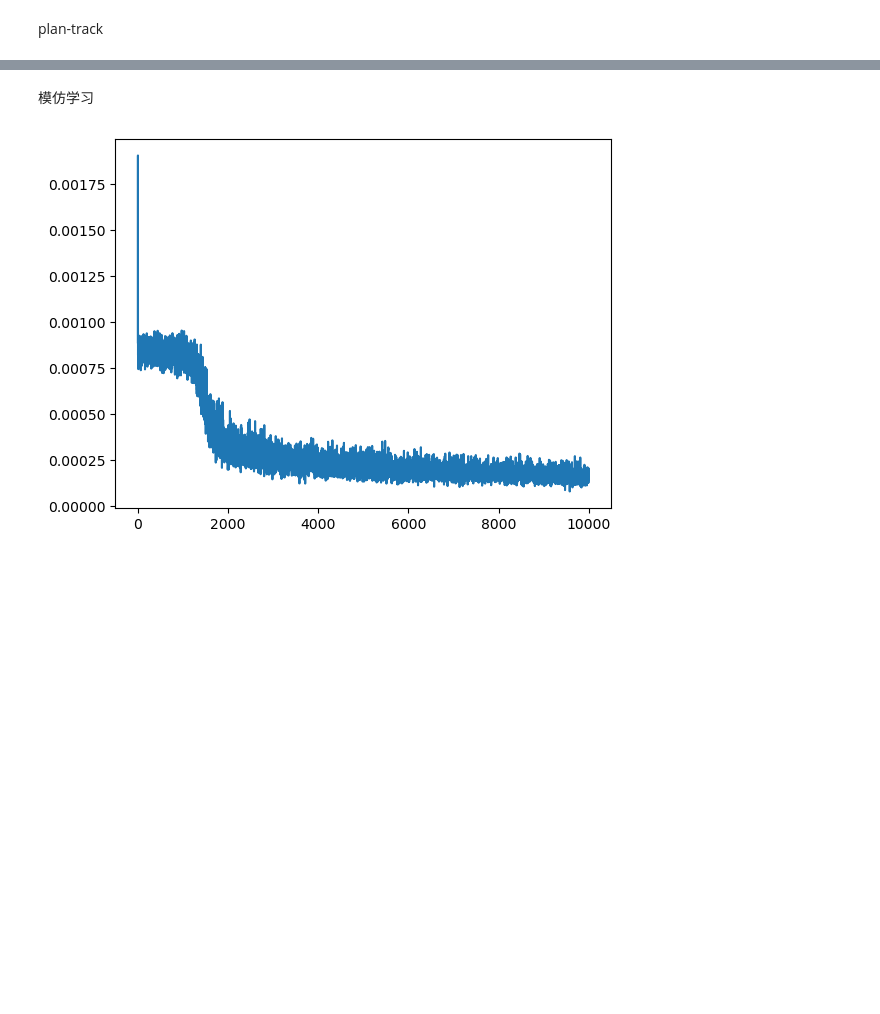
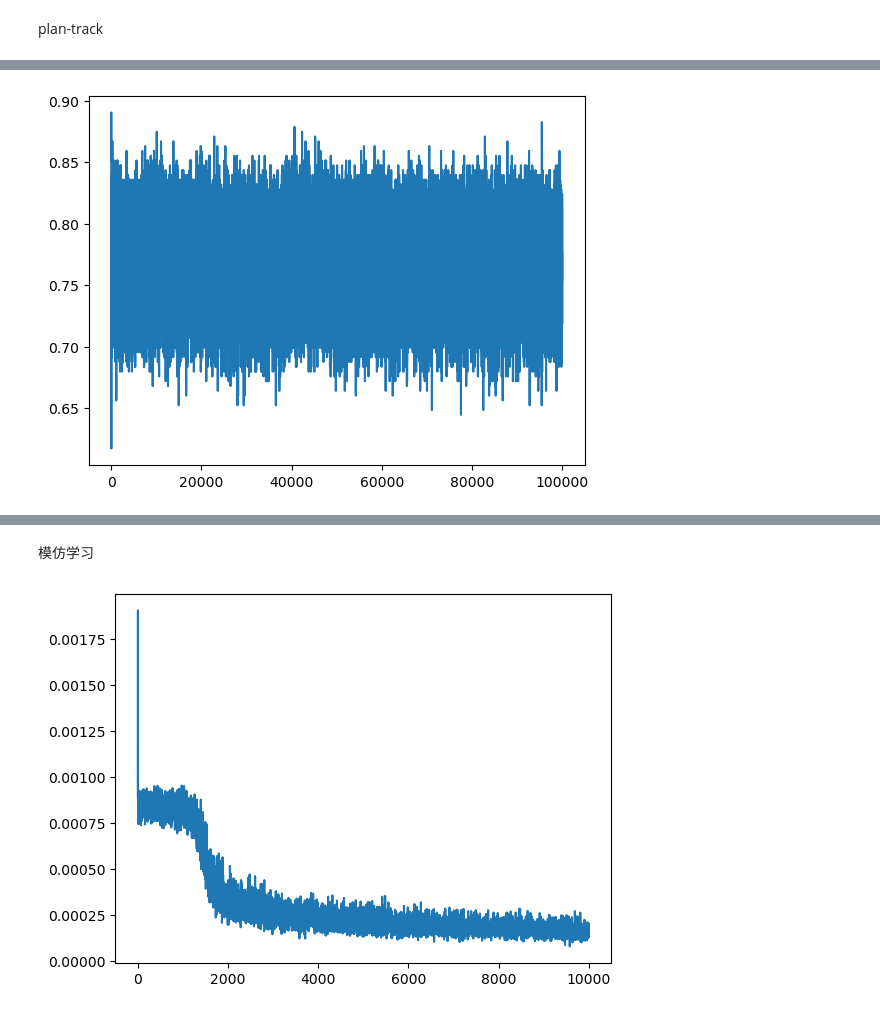
Before and after one commit to liziyao99/multi-debris-avoidance, a Jupyter notebook: quickStart.ipynb, the cells around one changed output, grey strips where cells are left out. Drawn from its saved outputs; the diff is of its cells as text; code cells hidden in the pictures; blank space fills up the shorter version.

```diff
--- a/quickStart.ipynb
+++ b/quickStart.ipynb
@@ -18,0 +33,10 @@ plt.show()
+# %%
+# al, cl, tr, ar = trainer.trainPlanner(episode=1000, epoch=1, pertinence=False, explore_eps=1.) # train planner and critic, mode-free
+al, cl, tr, ar = trainer.trainPlanner(episode=1000, epoch=100, pertinence=True, explore_eps=0.2) # train planner and critic, mode-free
+# trainer.agent.save(f"../model/planTrack{n_debris}.ptd")
+plt.close("all")
+# plt.plot(tr) # total reward
+# plt.show()
+plt.plot(ar) # avoid rate
+plt.show()
+# %% [output]
@@ -18,0 +46 @@ plt.show()
+[figure, added]
```
Also changed, not shown: parts of 22 cells of this notebook, 18 other files.
